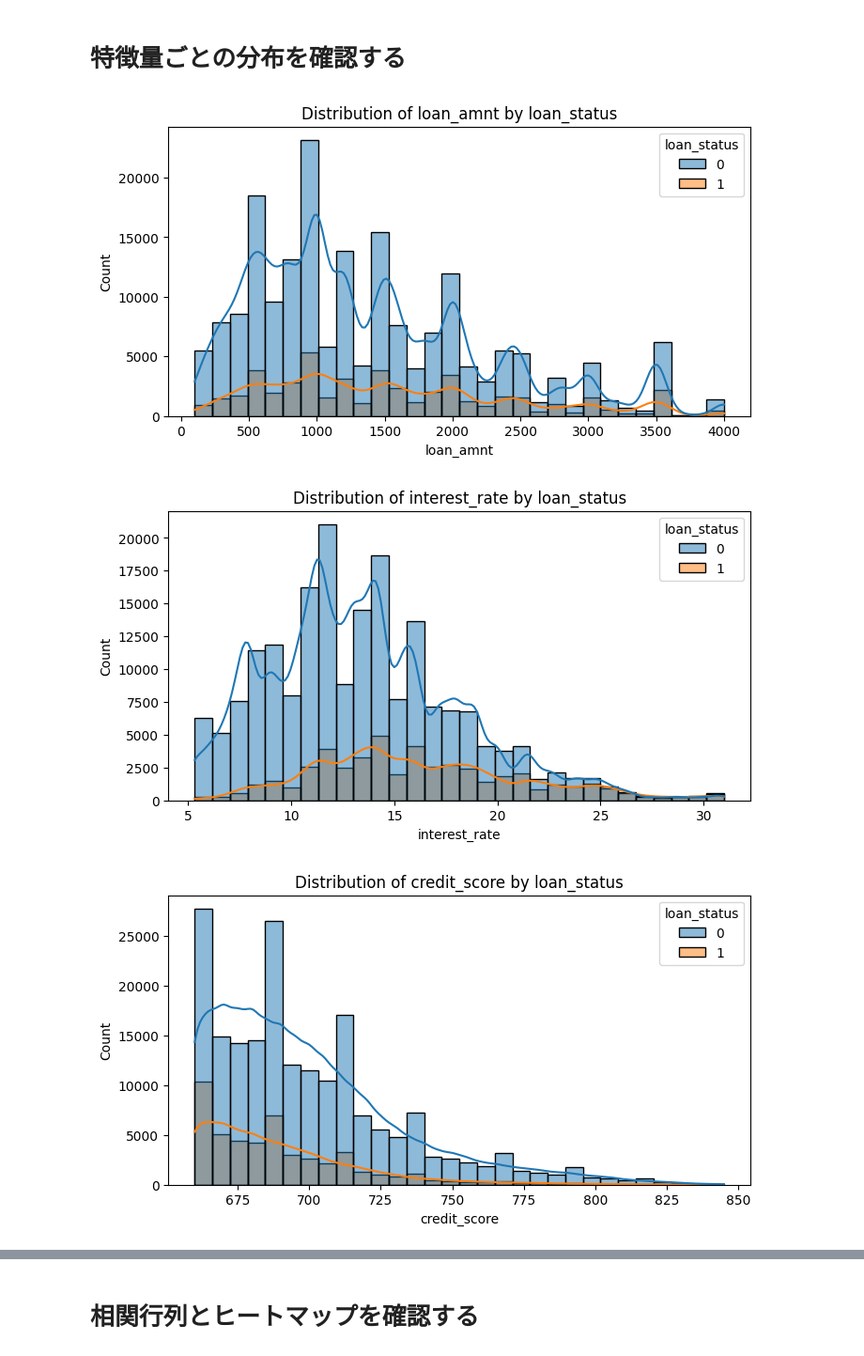
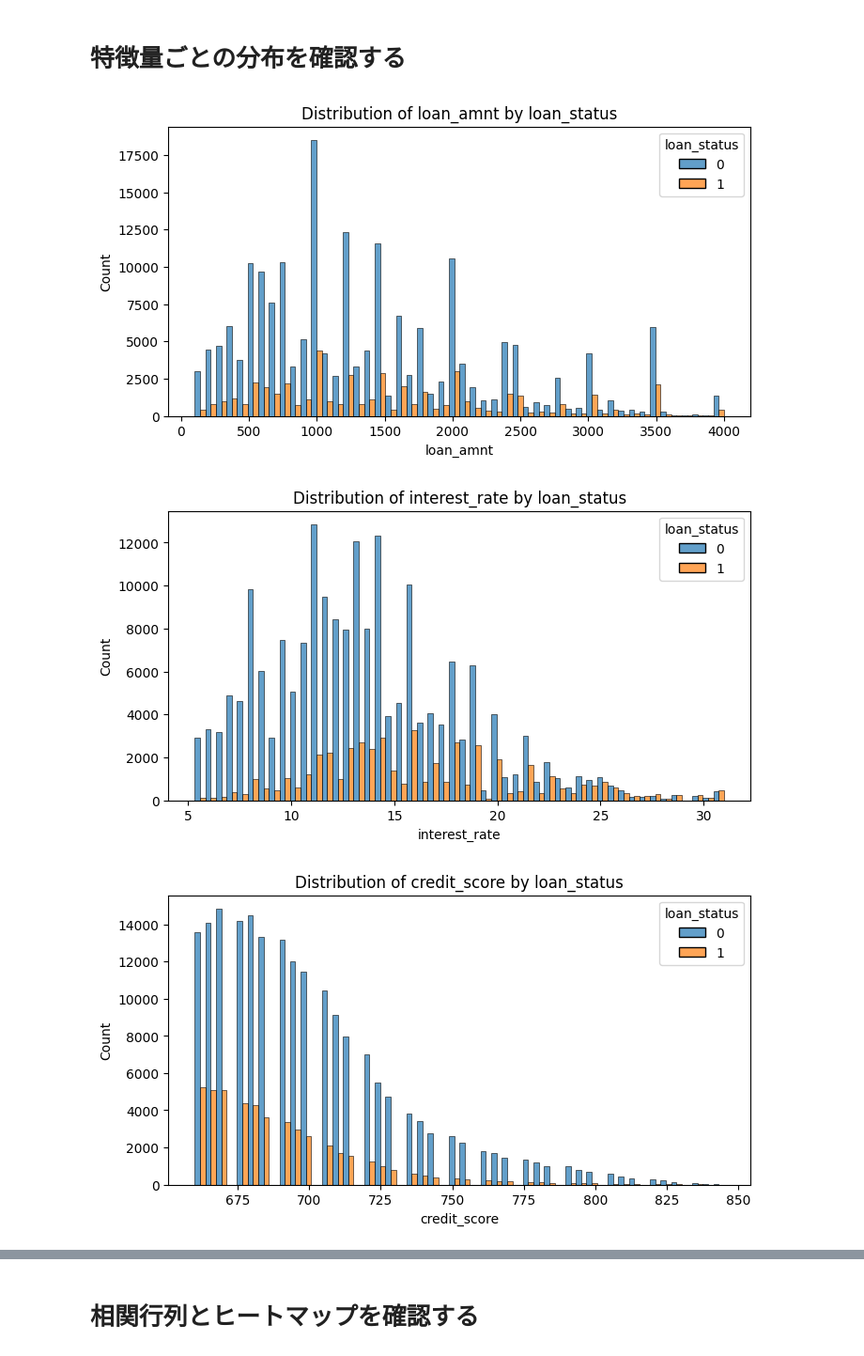
Before and after one commit to capri7/Debt-Default-Risk-Reduction---Predicting-Loan-Repayment-Status, a Jupyter notebook: EDA.ipynb, the cells around one changed output, grey strips where cells are left out. Shown at 94% size. Drawn from its saved outputs; the diff is of its cells as text; code cells hidden in the pictures.

```diff
--- a/EDA.ipynb
+++ b/EDA.ipynb
@@ -52,17 +82,17 @@ train.head()
 # %%
 import matplotlib.pyplot as plt
 import seaborn as sns
 
 # 数値特徴量の分布を確認
 numeric_cols = ['loan_amnt', 'interest_rate', 'credit_score', 'monthly_interest_rate',
                 'monthly_payment', 'total_payment', 'burden_index']
 
 for col in numeric_cols:
     plt.figure(figsize=(8, 4))
-    sns.histplot(data=train, x=col, hue='loan_status', kde=True, bins=30)
+    sns.histplot(data=train, x=col, hue='loan_status', kde=False, bins=50, multiple='dodge', alpha=0.7)
     plt.title(f'Distribution of {col} by loan_status')
     plt.show()
 # %% [output]
-[figure, old version]
+[figure, new version]
-[figure, old version]
+[figure, new version]
-[figure, old version]
+[figure, new version]
```
Also changed, not shown: parts of 8 cells of this notebook, 1 other file.
